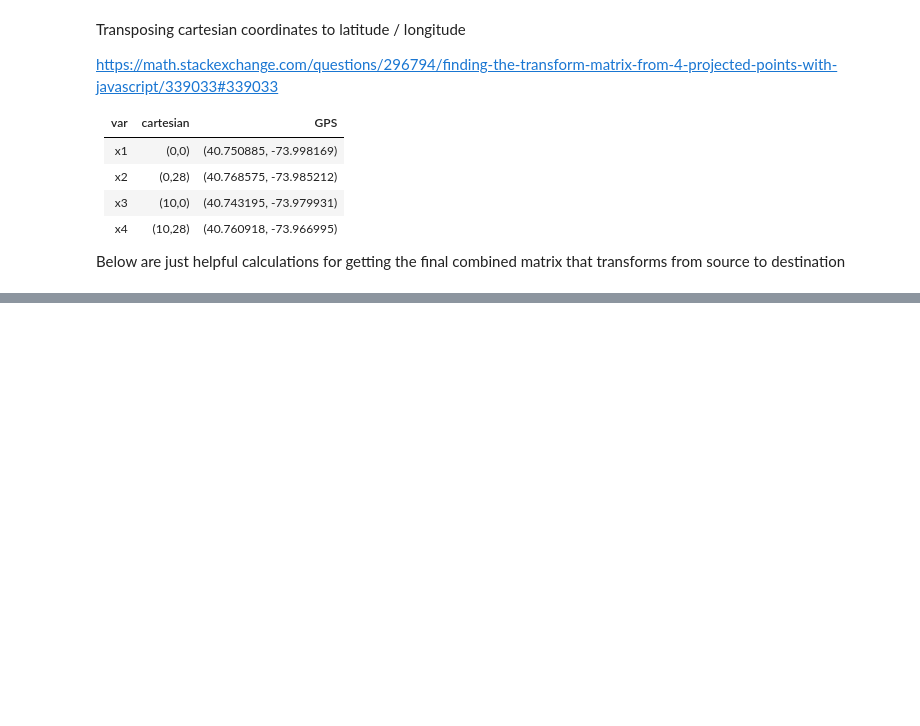
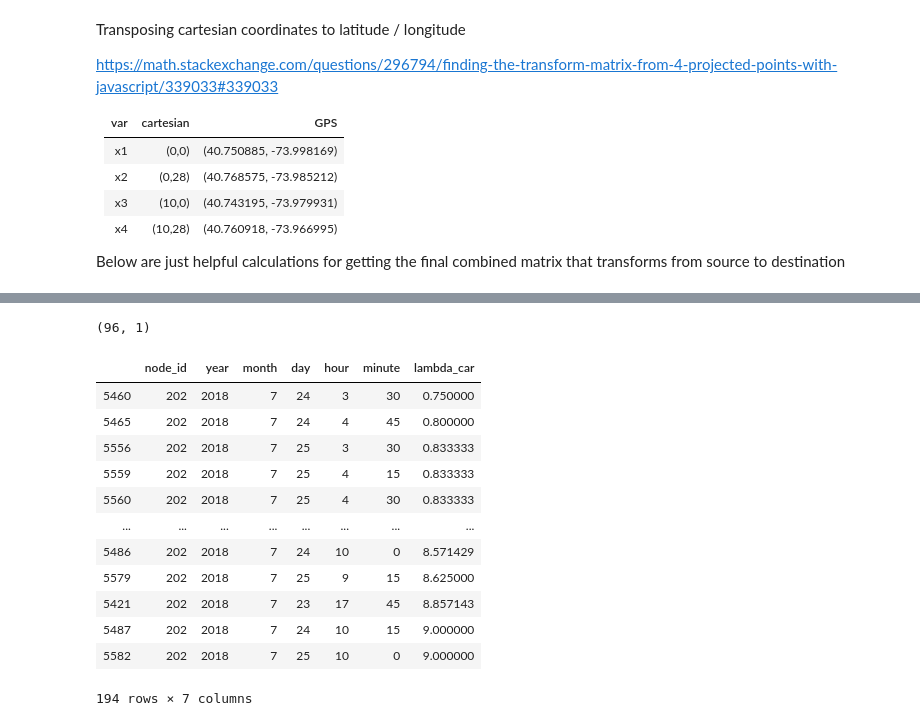
Before and after one commit to aashere/BDAD_Violet_Noise, a Jupyter notebook: GraphTest.ipynb, the cells around one changed output, grey strips where cells are left out. Drawn from its saved outputs; the diff is of its cells as text; code cells hidden in the pictures; blank space fills up the shorter version.

```diff
--- a/GraphTest.ipynb
+++ b/GraphTest.ipynb
@@ -350,0 +346,28 @@ plt.show()
+# %%
+df.groupby(['hour','minute']).agg({'node_id':"nunique"}).shape
+# %% [output]
+(96, 1)
+# %%
+df = df.drop(['road_name','segment_start','segment_end','direction','interval'],axis=1)
+# %%
+df.lambda_car = df.lambda_car * 5
+# %%
+df = df.groupby(['node_id','year','month','day','hour','minute']).mean()['lambda_car'].to_frame().reset_index()
+# %%
+df.lambda_car = df.lambda_car.fillna(0).astype(int)
+# %%
+df[df.node_id == 202].sort_values("lambda_car")
+# %% [output]
+|  | node_id | year | month | day | hour | minute | lambda_car |
+| 5460 | 202 | 2018 | 7 | 24 | 3 | 30 | 0.750000 |
+| 5465 | 202 | 2018 | 7 | 24 | 4 | 45 | 0.800000 |
+| 5556 | 202 | 2018 | 7 | 25 | 3 | 30 | 0.833333 |
+| 5559 | 202 | 2018 | 7 | 25 | 4 | 15 | 0.833333 |
+| 5560 | 202 | 2018 | 7 | 25 | 4 | 30 | 0.833333 |
+| ... | ... | ... | ... | ... | ... | ... | ... |
+| 5486 | 202 | 2018 | 7 | 24 | 10 | 0 | 8.571429 |
+| 5579 | 202 | 2018 | 7 | 25 | 9 | 15 | 8.625000 |
+| 5421 | 202 | 2018 | 7 | 23 | 17 | 45 | 8.857143 |
+| 5487 | 202 | 2018 | 7 | 24 | 10 | 15 | 9.000000 |
+| 5582 | 202 | 2018 | 7 | 25 | 10 | 0 | 9.000000 |
+194 rows × 7 columns
```
Also changed, not shown: parts of 98 cells of this notebook, 6 other files.
